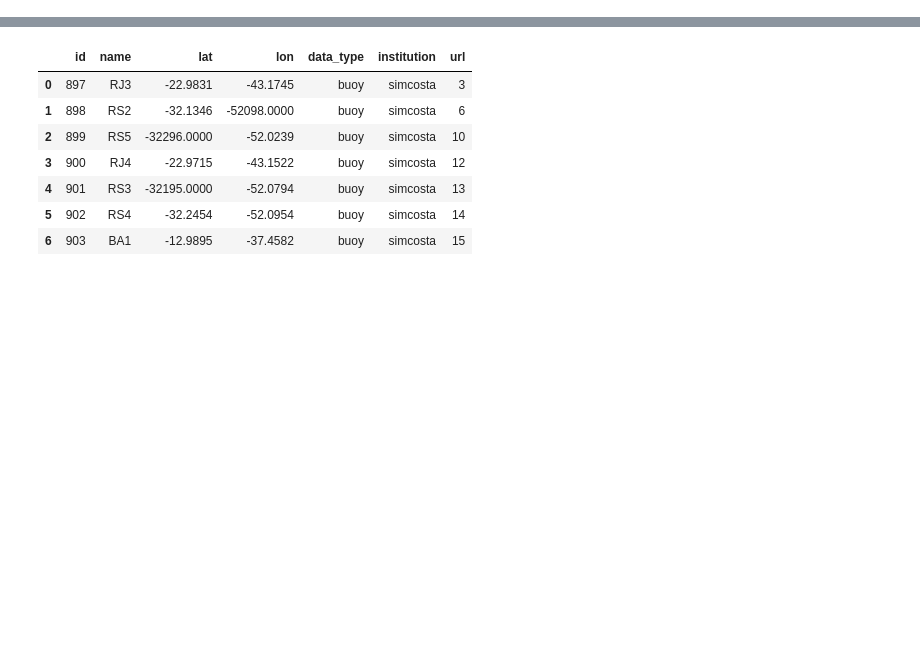
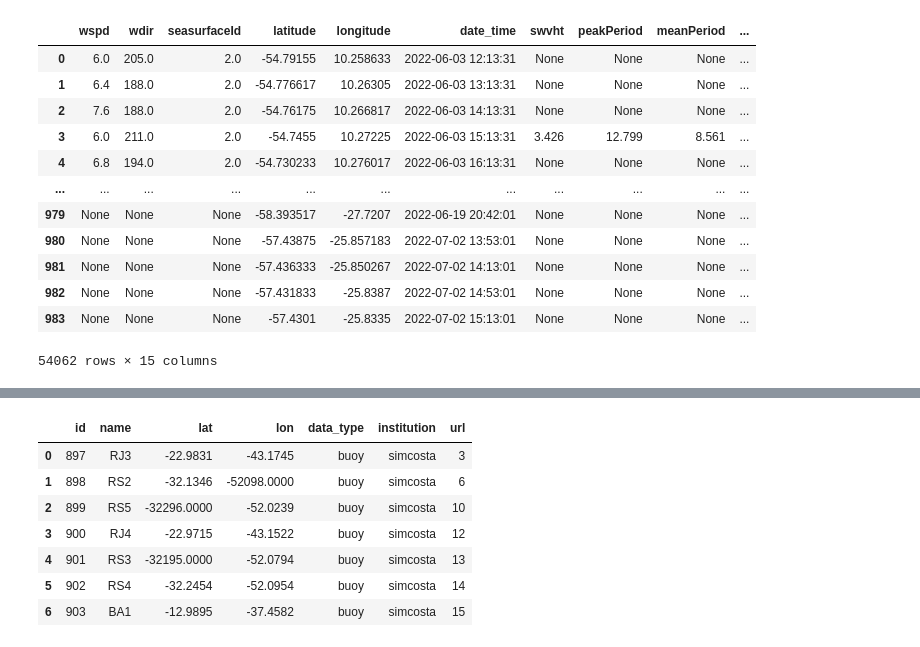
Before and after one commit to soutobias/oceanoobsbrasil, a Jupyter notebook: notebooks/pnboia.ipynb, the cells around one changed output, grey strips where cells are left out. Cells and saved outputs as stored; diff of their text form; code cells hidden in the pictures; blank space fills up the shorter version.

Commit message:
spotter

```diff
--- a/notebooks/pnboia.ipynb
+++ b/notebooks/pnboia.ipynb
@@ -25,2 +23,2 @@ The autoreload extension is already loaded. To reload it, use:
 # %%
-p = Pnboia()
+s = SpotterData()
@@ -26,0 +132,16 @@ p = Pnboia()
+# %%
+s.result
+# %% [output]
+|  | wspd | wdir | seasurfaceId | latitude | longitude | date_time | swvht | peakPeriod | meanPeriod | ... |
+| 0 | 6.0 | 205.0 | 2.0 | -54.79155 | 10.258633 | 2022-06-03 12:13:31 | None | None | None | ... |
+| 1 | 6.4 | 188.0 | 2.0 | -54.776617 | 10.26305 | 2022-06-03 13:13:31 | None | None | None | ... |
+| 2 | 7.6 | 188.0 | 2.0 | -54.76175 | 10.266817 | 2022-06-03 14:13:31 | None | None | None | ... |
+| 3 | 6.0 | 211.0 | 2.0 | -54.7455 | 10.27225 | 2022-06-03 15:13:31 | 3.426 | 12.799 | 8.561 | ... |
+| 4 | 6.8 | 194.0 | 2.0 | -54.730233 | 10.276017 | 2022-06-03 16:13:31 | None | None | None | ... |
+| ... | ... | ... | ... | ... | ... | ... | ... | ... | ... | ... |
+| 979 | None | None | None | -58.393517 | -27.7207 | 2022-06-19 20:42:01 | None | None | None | ... |
+| 980 | None | None | None | -57.43875 | -25.857183 | 2022-07-02 13:53:01 | None | None | None | ... |
+| 981 | None | None | None | -57.436333 | -25.850267 | 2022-07-02 14:13:01 | None | None | None | ... |
+| 982 | None | None | None | -57.431833 | -25.8387 | 2022-07-02 14:53:01 | None | None | None | ... |
+| 983 | None | None | None | -57.4301 | -25.8335 | 2022-07-02 15:13:01 | None | None | None | ... |
+54062 rows × 15 columns
```
Also changed, not shown: parts of 11 cells of this notebook, 1 other file.
